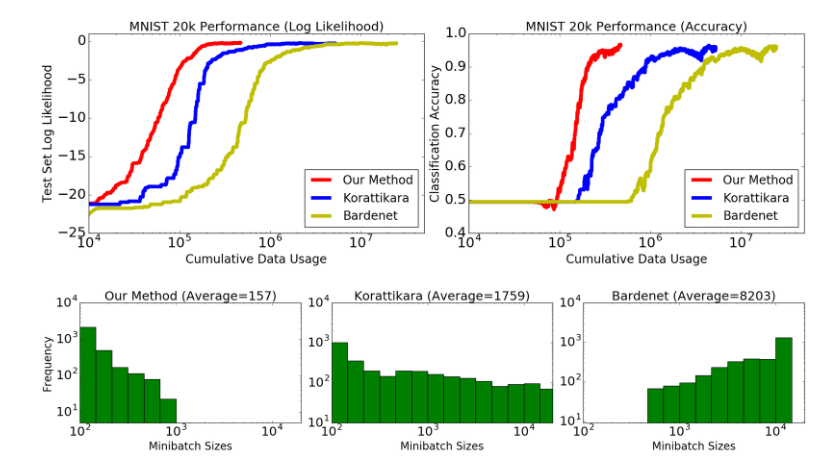
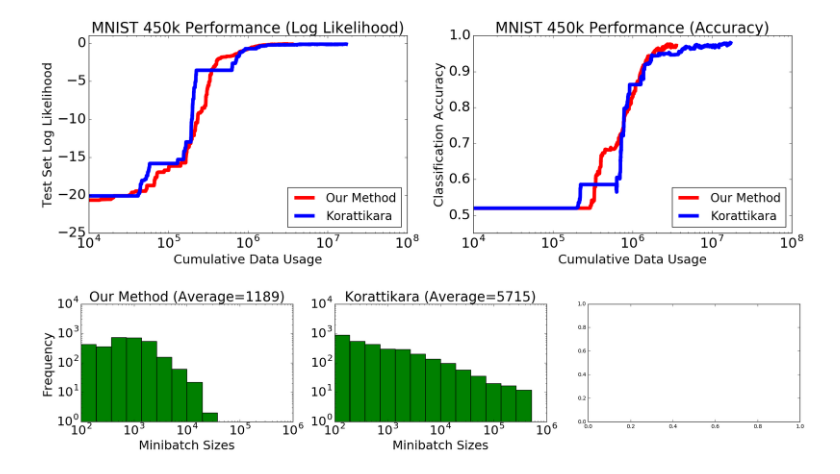
Before and after one commit to DanielTakeshi/New_MH_Test, a Jupyter notebook: code/plot_result_logisticRegression.ipynb, the cells around one changed output. Cells and saved outputs as stored; diff of their text form; code cells hidden in the pictures.

```diff
--- a/code/plot_result_logisticRegression.ipynb
+++ b/code/plot_result_logisticRegression.ipynb
@@ -230,29 +76,36 @@ accuracy_bard = np.array(df_bard['accuracy_bard']).reshape(N,1)
 # %%
-"""
-Now we can plot the *performance* on Logistic Regression.
-Here, we use both log likelihood and accuracy.
-And then we'll plot the minibatch sizes.
-"""
+# Some important parameters.
+fig_dir_output = 'figures/'
+DPI = 300
+N = 3000
 
-#Let's get the plot and some shared values established.
-import matplotlib
+# Load the data from the matrix files.
+samples_ours, mb_size_ours, cum_size_ours, ll_test_ours, ll_train_ours, accuracy_ours = \
+    parse_output(N, 'data/testLR_ours_450k_192k_3000_1000.mat', 'ours')
+samples_kora, mb_size_kora, cum_size_kora, ll_test_kora, ll_train_kora, accuracy_kora = \
+    parse_output(N, 'data/testLR_kora_450k_192k_3000_1000.mat', 'kora')
+
+assert samples_ours.shape == (N,784)
+assert samples_kora.shape == (N,784)
+
+
+# First figure, for cumulative data usage.
 fig, axarr = plt.subplots(1,2, figsize=(18, 6))
-
 x_label = "Cumulative Data Usage"
-title_size = 21
-axis_size = 20
+title_size = 25
+axis_size = 21
 tick_size = 23
 legend_size = 20
 width = 6.0
-xlimits = [10**4, (10**8)/2]
+xlimits = [(10**4), (10**8)]
 
 axarr[0].plot(cum_size_ours, ll_test_ours, 'r', label='Our Method', lw=width)
 axarr[0].plot(cum_size_kora, ll_test_kora, 'b', label='Korattikara', lw=width)
-axarr[0].plot(cum_size_bard, ll_test_bard, 'y', label='Bardenet', lw=width)
+#axarr[0].plot(cum_size_bard, ll_test_bard, 'y', label='Bardenet', lw=width)
 axarr[0].set_xlim(xlimits)
 axarr[0].set_ylim([-25,1])
 axarr[0].set_xscale("log")
-axarr[0].set_title("MNIST 20k Performance (Log Likelihood)", fontsize=title_size)
+axarr[0].set_title("MNIST 450k Performance (Log Likelihood)", fontsize=title_size)
 axarr[0].set_xlabel(x_label, fontsize=axis_size)
 axarr[0].set_ylabel("Test Set Log Likelihood", fontsize=axis_size)
 axarr[0].legend(loc="lower right", prop={'size':legend_size})
@@ -261,11 +114,11 @@ axarr[0].tick_params(axis='y', labelsize=tick_size)
 
 axarr[1].plot(cum_size_ours, accuracy_ours, 'r', label='Our Method', lw=width)
 axarr[1].plot(cum_size_kora, accuracy_kora, 'b', label='Korattikara', lw=width)
-axarr[1].plot(cum_size_bard, accuracy_bard, 'y', label='Bardenet', lw=width)
+#axarr[1].plot(cum_size_bard, accuracy_bard, 'y', label='Bardenet', lw=width)
 axarr[1].set_xlim(xlimits)
-#axarr[1].set_ylim([0.4,1])
+axarr[1].set_ylim([0.45,1])
 axarr[1].set_xscale("log")
-axarr[1].set_title("MNIST 20k Performance (Accuracy)", fontsize=title_size)
+axarr[1].set_title("MNIST 450k Performance (Accuracy)", fontsize=title_size)
 axarr[1].set_xlabel(x_label, fontsize=axis_size)
 axarr[1].set_ylabel("Classification Accuracy", fontsize=axis_size)
 axarr[1].legend(loc="lower right", prop={'size':legend_size})
@@ -273,64 +126,62 @@ axarr[1].tick_params(axis='x', labelsize=tick_size)
 axarr[1].tick_params(axis='y', labelsize=tick_size)
 
 plt.tight_layout()
-#plt.savefig('../figures/LogisticRegressionResult/logistic_performance.png', dpi=300)
+plt.savefig(fig_dir_output+"logistic_regression_ll_acc_results.png", dpi=DPI)
 
 
 
-# NEXT FIGURE!
+#  Next, deal with the miniibatch size counts.
 fig, axarr = plt.subplots(1,3, figsize=(20, 4.5))
-
-#A bunch of common values. The max_y value may need some tweaking.
-min_x = 10**2
-max_x = 2*(10**4)
+min_x = (10**2)
+max_x = (10**6)
 min_y = 0
 max_y = 10000
-yaxis_ticks = [10,100,1000,10000]
-title_size = 23
-axis_size = 20
+yaxis_ticks = [1,10,100,1000,10000]
+title_size = 25
+axis_size = 23
 tick_size = 23
 fc = 'green'
 x_label = "Minibatch Sizes"
 y_label = "Frequency"
 
 axarr[0].set_title("Our Method (Average={})".format(int(np.mean(mb_size_ours))), fontsize=title_size)
-axarr[0].hist(mb_size_ours, bins=np.logspace(2, 6, 25), facecolor=fc)
+axarr[0].hist(mb_size_ours, bins=np.logspace(2, 6, 15), facecolor=fc)
 axarr[0].set_xlabel(x_label, fontsize=axis_size)
 axarr[0].set_ylabel(y_label, fontsize=axis_size)
 axarr[0].set_xscale('log')
 axarr[0].set_yscale('log')
 axarr[0].set_xlim([min_x,max_x])
 axarr[0].set_ylim([min_y,max_y])
 axarr[0].set_yticks(yaxis_ticks)
 axarr[0].tick_params(axis='x', labelsize=tick_size)
 axarr[0].tick_params(axis='y', labelsize=tick_size)
 
 axarr[1].set_title("Korattikara (Average={})".format(int(np.mean(mb_size_kora))), fontsize=title_size)
-axarr[1].hist(mb_size_kora, bins=np.logspace(2, 6, 25), facecolor=fc)
+axarr[1].hist(mb_size_kora, bins=np.logspace(2, 6, 15), facecolor=fc)
 axarr[1].set_xlabel(x_label, fontsize=axis_size)
-#axarr[1].set_ylabel(y_label, fontsize=axis_size)
 axarr[1].set_xscale('log')
 axarr[1].set_yscale('log')
 axarr[1].set_xlim([min_x,max_x])
 axarr[1].set_ylim([min_y,max_y])
 axarr[1].set_yticks(yaxis_ticks)
 axarr[1].tick_params(axis='x', labelsize=tick_size)
 axarr[1].tick_params(axis='y', labelsize=tick_size)
 
+"""
 axarr[2].set_title("Bardenet (Average={})".format(int(np.mean(mb_size_bard))), fontsize=title_size)
-axarr[2].hist(mb_size_bard, bins=np.logspace(2, 6, 25), facecolor=fc)
+axarr[2].hist(mb_size_bard, bins=np.logspace(2, 6, 15), facecolor=fc)
 axarr[2].set_xlabel(x_label, fontsize=axis_size)
-#axarr[2].set_ylabel(y_label, fontsize=axis_size)
 axarr[2].set_xscale('log')
 axarr[2].set_yscale('log')
 axarr[2].set_xlim([min_x,max_x])
 axarr[2].set_ylim([min_y,max_y])
 axarr[2].set_yticks(yaxis_ticks)
 axarr[2].tick_params(axis='x', labelsize=tick_size)
 axarr[2].tick_params(axis='y', labelsize=tick_size)
+"""
 
 plt.tight_layout()
-#plt.savefig('../figures/LogisticRegressionResult/minibatch_size_logistic.png', dpi=300)
+plt.savefig(fig_dir_output+"logistic_regression_histograms_results.png", dpi=DPI)
 # %% [output]
-[figure, old version]
+[figure, new version]
-[figure, old version]
+[figure, new version]
```
Also changed, not shown: parts of 12 cells of this notebook, 19 other files.
